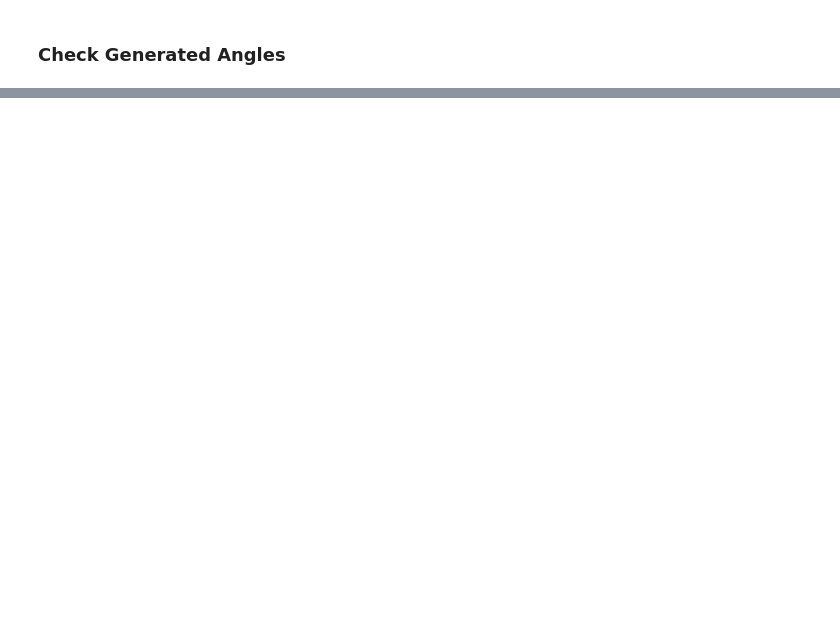
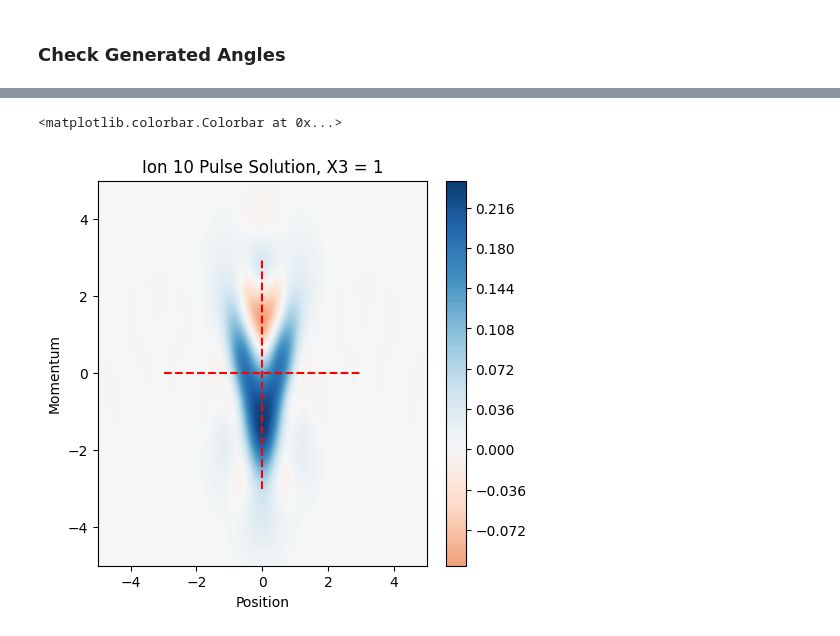
Before and after one commit to muyoungRand/sims, a Jupyter notebook: cubic_phase_gate_nicer.ipynb, the cells around one changed output, grey strips where cells are left out. Cells and saved outputs as stored; diff of their text form; code cells hidden in the pictures; blank space fills up the shorter version.

```diff
--- a/cubic_phase_gate_nicer.ipynb
+++ b/cubic_phase_gate_nicer.ipynb
@@ -358,7 +357,7 @@ fig.colorbar(im, ax=ax, fraction=.1)
 # %% [markdown]
 #### Allowing for Detuning Fluctuations
 # %%
-initial_state = tensor((basis(2,0) + 1j * basis(2,1)), basis(nMax, 0))
+""" initial_state = tensor((basis(2,0) + 1j * basis(2,1)), basis(nMax, 0))
 res = []
 
 for k in range(100):
@@ -393,5 +392,5 @@ ax.set_title("Detuning Range = pm100Hz")
 ax.set_xlabel("Position")
 ax.set_ylabel("Momentum")
 
-fig.colorbar(im, ax=ax, fraction=.1)
+fig.colorbar(im, ax=ax, fraction=.1) """
 # %% [output]
@@ -400,7 +398,7 @@ fig.colorbar(im, ax=ax, fraction=.1)
 # %% [markdown]
 #### Allowing for Angle Errors
 # %%
-initial_state = tensor((basis(2,0) + 1j * basis(2,1)), basis(nMax, 0))
+""" initial_state = tensor((basis(2,0) + 1j * basis(2,1)), basis(nMax, 0))
 res = []
 
 for k in range(100):
@@ -435,5 +433,5 @@ ax.set_title("Angle Error = 1%")
 ax.set_xlabel("Position")
 ax.set_ylabel("Momentum")
 
-fig.colorbar(im, ax=ax, fraction=.1)
+fig.colorbar(im, ax=ax, fraction=.1) """
 # %% [output]
@@ -453,6 +456,6 @@ pulse_seq = generator(pulse_time, pulse_number, displacement)
 # %%
 # Highest Fock state
-nMax = 50
+nMax = 100
 
 # -------------------- Define Operators -------------------- #
 a = tensor(qeye(2), destroy(nMax))
@@ -464,26 +467,28 @@ sZ = tensor(sigmaz(), qeye(nMax))
 sM = tensor(destroy(2), qeye(nMax))
 
 # -------------------- Setup Operators -------------------- #
-rsb_phase = np.pi/2
-bsb_phase = np.pi/2
+offset_phase = (3/2) * np.pi # Such that when set RSB Phase = BSB Phase = 0 -> Push along +x position axis.
+# With this definition, keep track of angle using BSB Phase because it makes more sense.
 
-rsb = 1/np.sqrt(2) * a * sM.dag() * np.exp(1j * rsb_phase)
+args = {"detuning": 0, "rsb_phase": np.pi/2, "bsb_phase": np.pi/2}
+
+rsb = 1/np.sqrt(2) * a * sM.dag()
 def rsb_coeff(t, args):
-    return np.exp(-1j * args['detuning'] * t)
+    return np.exp(1j * args['rsb_phase']) * np.exp(-1j * args['detuning'] * t)
 
-rsbp = 1/np.sqrt(2) * a.dag() * sM * np.exp(-1j * rsb_phase)
+rsbp = 1/np.sqrt(2) * a.dag() * sM
 def rsbp_coeff(t, args):
-    return np.exp(1j * args['detuning'] * t)
+    return np.exp(-1j * args['rsb_phase']) * np.exp(1j * args['detuning'] * t)
 
-bsb = 1/np.sqrt(2) * a.dag() * sM.dag() * np.exp(1j * bsb_phase)
+bsb = 1/np.sqrt(2) * a.dag() * sM.dag()
 def bsb_coeff(t, args):
-    return np.exp(-1j * args['detuning'] * t)
+    return np.exp(1j * args['bsb_phase']) * np.exp(-1j * args['detuning'] * t)
 
-bsbp = 1/np.sqrt(2) * a * sM * np.exp(-1j * bsb_phase)
+bsbp = 1/np.sqrt(2) * a * sM
 def bsbp_coeff(t, args):
-    return np.exp(1j * args['detuning'] * t)
+    return np.exp(-1j * args['bsb_phase']) * np.exp(1j * args['detuning'] * t)
 
-ion_displace = H = [
+push = [
     [rsb, rsb_coeff], [rsbp, rsbp_coeff], [bsb, bsb_coeff], [bsbp, bsbp_coeff]
 ]
 # %%
@@ -493,11 +498,7 @@ pvec = np.linspace(-5, 5, 200)
 # -------------------- Pulse Function -------------------- #
 def pulse_ion(initial_state, angle, pulse_time, detuning, init = False):
     H1 = angle * sX
-    H2 = [
-        [pulse_time * rsb, rsb_coeff], [pulse_time * rsbp, rsbp_coeff],
-        [pulse_time * bsb, bsb_coeff], [pulse_time * bsbp, bsbp_coeff]
-        ]
-    args = {"detuning": detuning}
+    H2 = push
 
     if init == True: # Initial (phi_0) carrier rotation
         output = mesolve(H = H1, rho0 = initial_state, tlist = [0.0, 1.0], args = args, options = options)
@@ -509,36 +510,39 @@ def pulse_ion(initial_state, angle, pulse_time, detuning, init = False):
         output = mesolve(H = H1, rho0 = initial_state, tlist = [0.0, 1.0], args = args, options = options)
         rho1 = output.states[-1]
 
-        output2 = mesolve(H = H2, rho0 = rho1, tlist = [0.0, 1.0], args = args, options = options)
+        output2 = mesolve(H = H2, rho0 = rho1, tlist = [0.0, pulse_time], args = args, options = options)
         rho2 = output2.states[-1]
 
         return rho2
 
 # Begin in + state since conditional-PauliX displacement
 initial_state = tensor((basis(2,0) + 1j * basis(2,1)), basis(nMax, 0))
 
 for i in pulse_seq: # Iterative Evolution over rho
     if i == pulse_seq[0]: # Initial pulse
         rho  = pulse_ion(initial_state = initial_state,angle = i, pulse_time = pulse_time, detuning = 0, init = True)
 
     else:
         rho = pulse_ion(initial_state = rho, angle = i, pulse_time = pulse_time, detuning = 0, init = False)
 
 rho_ion = rho
 motion_ion = ptrace(rho_ion, 1)
 
 wigner_ion = wigner(motion_ion, xvec, pvec)
 
 # -------------------- Plot Results -------------------- #
 fig, ax = plt.subplots(1, 1, figsize=(5, 5))
 
 # Lines to show center of Wigner Function (just for convenience)
 ax.vlines(0, ymin = -3, ymax = 3, colors = 'r', linestyles = 'dashed')
 ax.hlines(0, xmin = -3, xmax = 3, colors = 'r', linestyles = 'dashed')
 
 im = ax.contourf(xvec, pvec, wigner_ion, 100, norm=mpl.colors.Normalize(-.25,.25), cmap=plt.get_cmap('RdBu'))
 ax.set_title("Ion " + str(pulse_number) + " Pulse Solution, X3 = 1")
 ax.set_xlabel("Position")
 ax.set_ylabel("Momentum")
 
 fig.colorbar(im, ax=ax, fraction=.1)
+# %% [output]
+<matplotlib.colorbar.Colorbar at 0x...>
+[figure, added]
```
Also changed, not shown: parts of 6 cells of this notebook, 4 other files.
